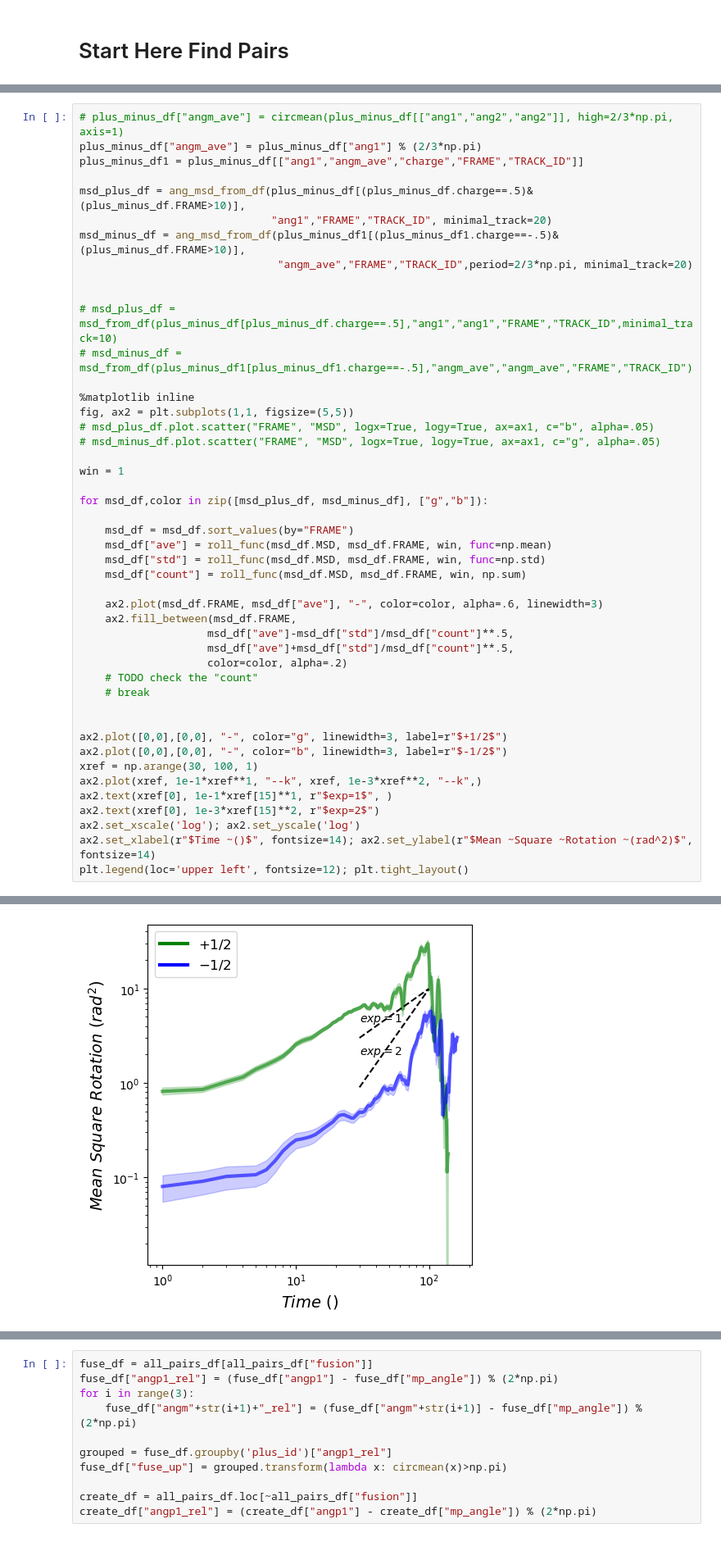
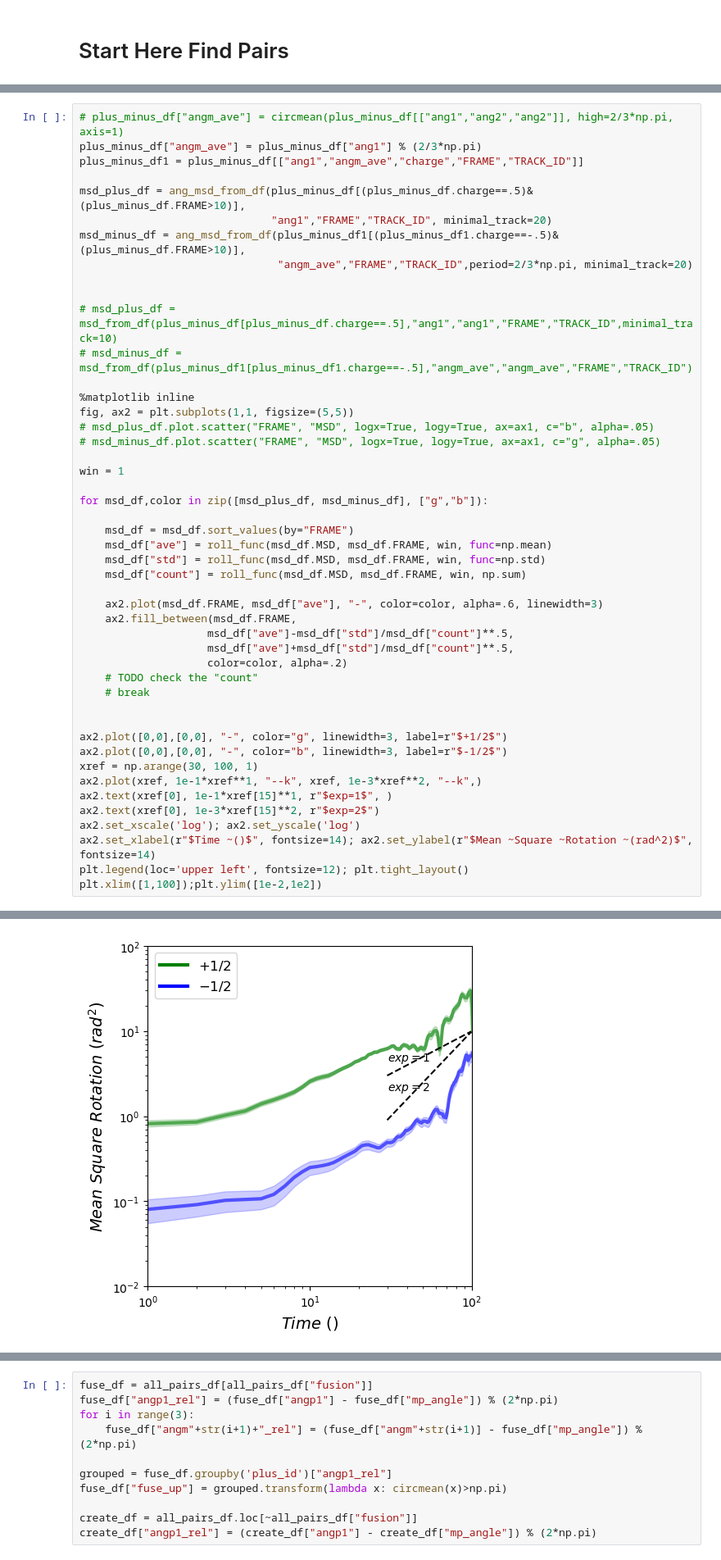
Before and after one commit to viciya/nematics, a Jupyter notebook: nematics/journals/bacteria_flow_ori_defects_soft_matter.ipynb, the cells around one changed output, grey strips where cells are left out. Shown at 82% size. Drawn from its saved outputs; the diff is of its cells as text.

```diff
--- a/nematics/journals/bacteria_flow_ori_defects_soft_matter.ipynb
+++ b/nematics/journals/bacteria_flow_ori_defects_soft_matter.ipynb
@@ -439,4 +606,5 @@ ax2.text(xref[0], 1e-3*xref[15]**2, r"$exp=2$")
 ax2.set_xscale('log'); ax2.set_yscale('log')
 ax2.set_xlabel(r"$Time ~()$", fontsize=14); ax2.set_ylabel(r"$Mean ~Square ~Rotation ~(rad^2)$", fontsize=14)
 plt.legend(loc='upper left', fontsize=12); plt.tight_layout()
+plt.xlim([1,100]);plt.ylim([1e-2,1e2])
 # %% [output]
@@ -443,2 +612,2 @@ plt.legend(loc='upper left', fontsize=12); plt.tight_layout()
-[figure, old version]
+[figure, new version]
 # %%
```
Also changed, not shown: parts of 53 cells of this notebook, 4 other files.
